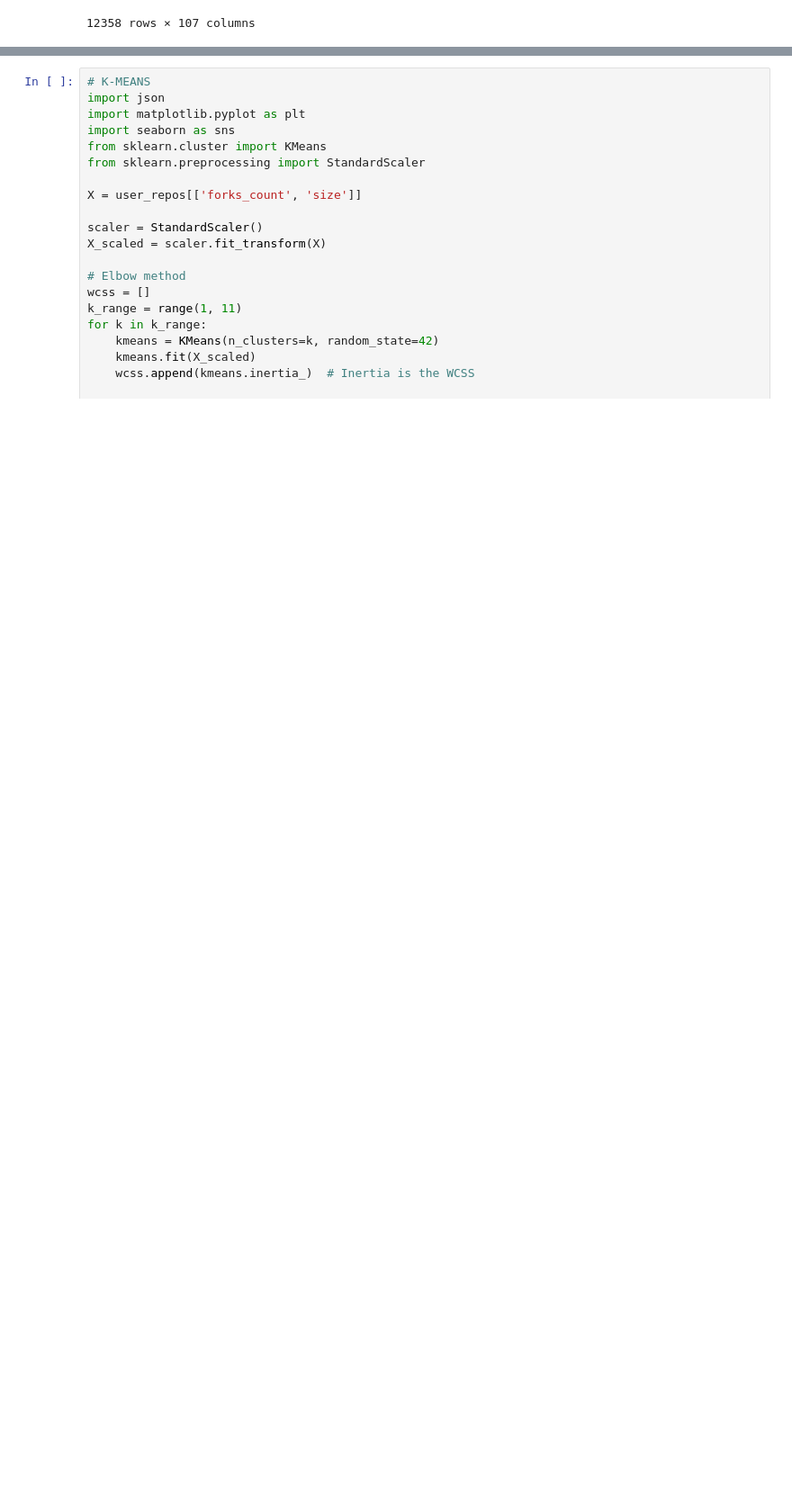
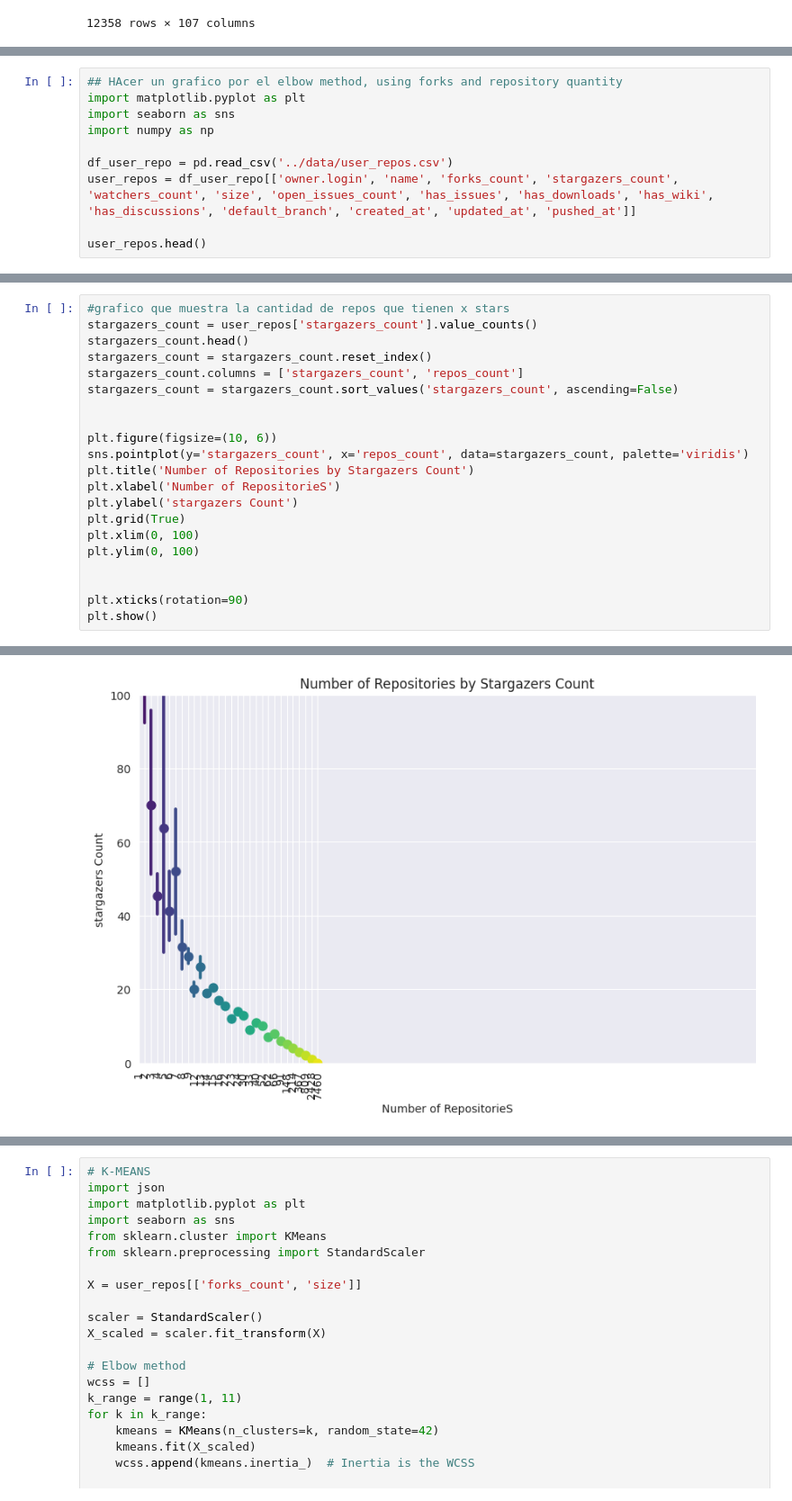
Before and after one commit to Cucharoth/t2_eda, a Jupyter notebook: src/eda.ipynb, the cells around one changed output, grey strips where cells are left out. Shown: that part at 90% size. Cells and saved outputs as stored; diff of their text form; blank space fills up the shorter version.

```diff
--- a/src/eda.ipynb
+++ b/src/eda.ipynb
@@ -169,0 +144,10 @@ user_repos
+# %%
+## HAcer un grafico por el elbow method, using forks and repository quantity
+import matplotlib.pyplot as plt
+import seaborn as sns
+import numpy as np
+
+df_user_repo = pd.read_csv('../data/user_repos.csv')
+user_repos = df_user_repo[['owner.login', 'name', 'forks_count', 'stargazers_count', 'watchers_count', 'size', 'open_issues_count', 'has_issues', 'has_downloads', 'has_wiki', 'has_discussions', 'default_branch', 'created_at', 'updated_at', 'pushed_at']]
+
+user_repos.head()
@@ -169,0 +174,22 @@ user_repos
+# %%
+#grafico que muestra la cantidad de repos que tienen x stars
+stargazers_count = user_repos['stargazers_count'].value_counts()
+stargazers_count.head()
+stargazers_count = stargazers_count.reset_index()
+stargazers_count.columns = ['stargazers_count', 'repos_count']
+stargazers_count = stargazers_count.sort_values('stargazers_count', ascending=False)
+
+
+plt.figure(figsize=(10, 6))
+sns.pointplot(y='stargazers_count', x='repos_count', data=stargazers_count, palette='viridis')
+plt.title('Number of Repositories by Stargazers Count')
+plt.xlabel('Number of RepositorieS')
+plt.ylabel('stargazers Count')
+plt.grid(True)
+plt.xlim(0, 100)
+plt.ylim(0, 100)
+
+
+plt.xticks(rotation=90)
+plt.show()
+# %% [output]
@@ -169,0 +199 @@ user_repos
+[figure, added]
```
Also changed, not shown: parts of 8 cells of this notebook, 4 other files.
